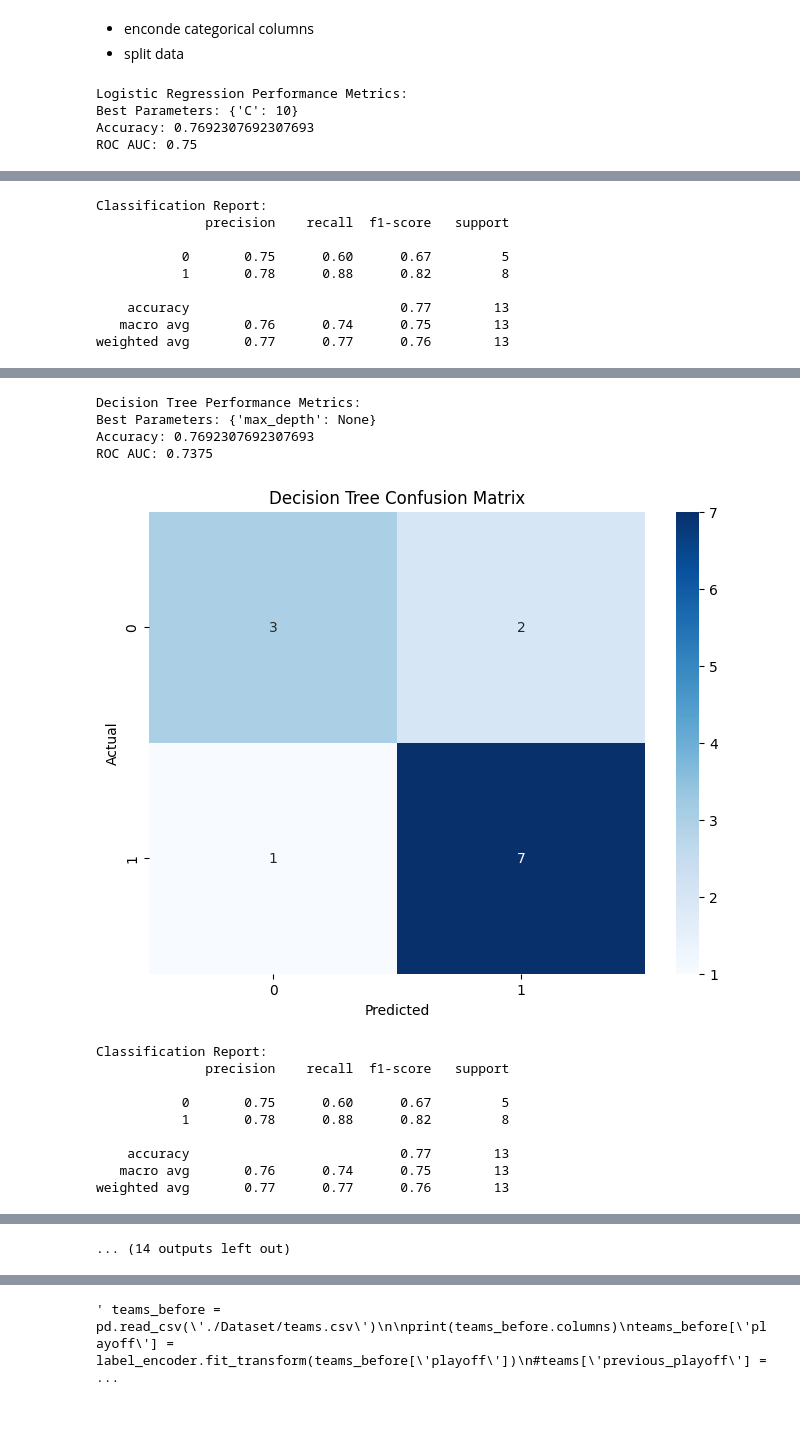
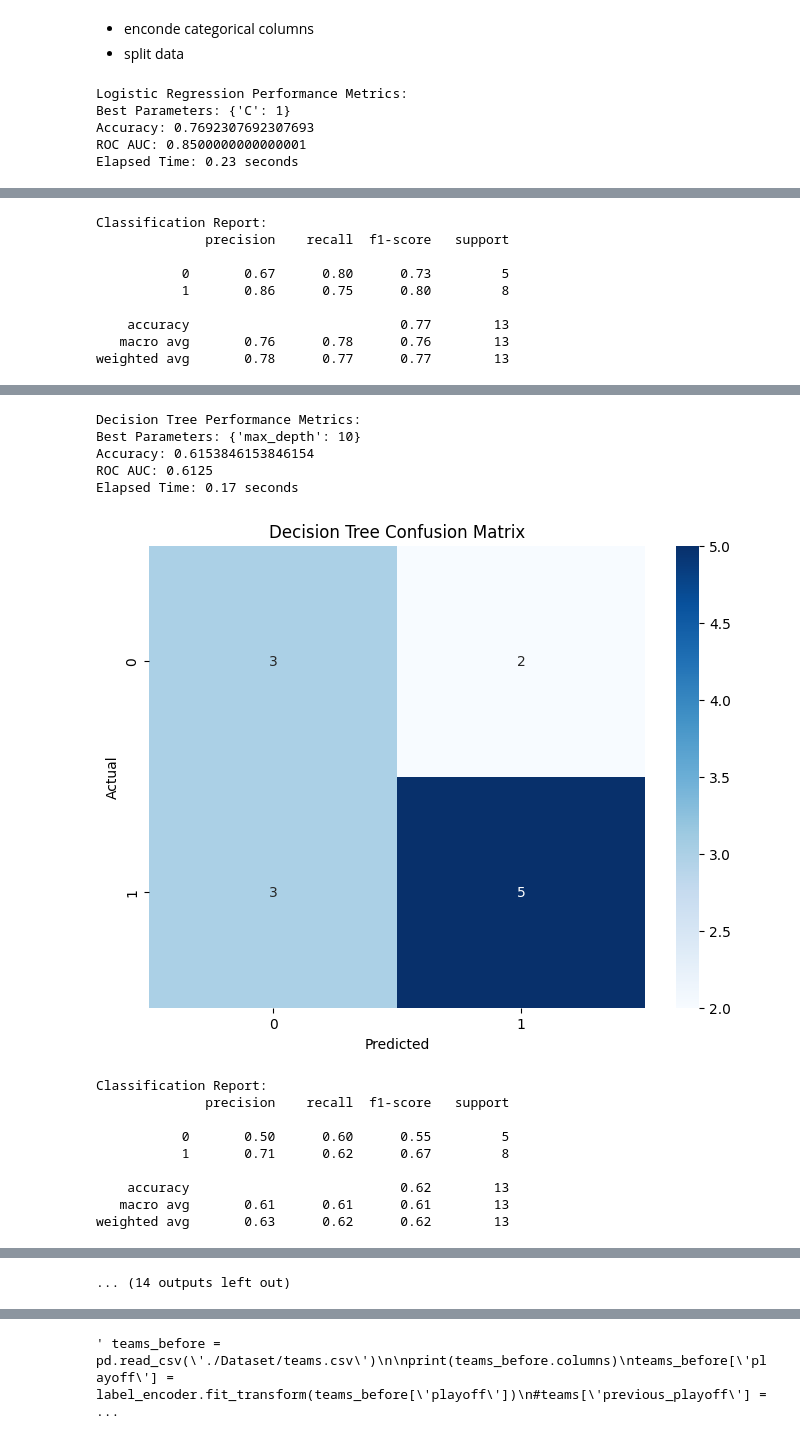
Before and after one commit to brunabrasil/FEUP-AC, a Jupyter notebook: preparation.ipynb, the cells around one changed output, grey strips where cells are left out. Saved outputs shown, nothing was run; the diff lists cells and outputs as text; code cells hidden in the pictures.

```diff
--- a/preparation.ipynb
+++ b/preparation.ipynb
@@ -92,7 +102,7 @@ testing_set_with_stats = pd.DataFrame()
 
 previous_columns = ['GP', 'GS', 'minutes', 'points', 'oRebounds', 'dRebounds', 'rebounds', 'assists', 'steals', 'blocks', 'turnovers', 'PF', 'fgAttempted', 'fgMade', 'ftAttempted', 'ftMade', 'threeAttempted', 'threeMade', 'dq']
 
-players = players.rename(columns={'bioID': 'playerID'})
+players = players.rename(columns={'bioId': 'playerID'})
 
 for year in range(2,11):
 
@@ -108,7 +118,7 @@ for year in range(2,11):
 
     last_year_sum = last_season_stats.groupby('playerID').sum()[previous_columns].reset_index()
 
-    testing_set_for_year = last_year_sum.merge(players, on='playerID', how='left')
+    testing_set_for_year = last_year_sum.merge(players, on=['playerID'], how='left')
 
     testing_set_for_year['year'] = year
 
@@ -126,9 +136,15 @@ players_teams = testing_set_with_stats
 - drop birthdate and deathdate
 # %%
 def calculate_age(row):
-    birth_year = int(row['birthDate'][:4])
-    age = 2000 + row['year'] - birth_year
-    return age
+    birth_date = row['birthDate']
+    # Check if birth_date is not NaN (i.e., it's not a float)
+    if not pd.isnull(birth_date):
+        birth_year = int(str(birth_date)[:4])
+        age = 2000 + row['year'] - birth_year
+        return age
+    else:
+        # Handle NaN or float values in 'birthDate' column
+        return None
 
 
 players_teams["birthDate"] = players_teams["playerID"].map(players.set_index("playerID")["birthDate"])
@@ -263,7 +279,7 @@ teams = teams.drop(columns=columns_to_shift, axis=1)
 # %% [markdown]
 - calculate the number of prizes a team has (total of prizes the players have), creating the column num_prizes
 # %%
-
+teams['year'] = pd.to_numeric(teams['year'], errors='coerce')
 teams.sort_values(by=["tmID", "year"])
 
 playerAndTeams = merged_data.merge(teams, on=["tmID", "year"])
@@ -321,7 +337,6 @@ teams.to_csv('./Modified/modified_teams.csv', index=False)
 - split data
 # %%
 from sklearn.preprocessing import LabelEncoder
-from sklearn.preprocessing import StandardScaler
 
 
 # Encode the 'playoff' column
@@ -341,9 +356,9 @@ columns_to_normalize = [
 teams[columns_to_normalize] = (teams[columns_to_normalize] - teams[columns_to_normalize].mean()) / teams[columns_to_normalize].std()
 
 
-train_data = teams[teams['year'] <= 9]
+train_data = teams[teams['year'] != 6]
 #train_data = train_data[train_data['year'] > 1]
-test_data = teams[teams['year'] == 10]
+test_data = teams[teams['year'] == 6]
 # %%
 from sklearn.model_selection import train_test_split
 from sklearn.linear_model import LogisticRegression
@@ -356,6 +371,7 @@ from sklearn.naive_bayes import GaussianNB
 from sklearn.model_selection import GridSearchCV
 import matplotlib.pyplot as plt
 import numpy as np
+import time
 
 # Use the same train_data and test_data from your code
 X_train = train_data.drop(['playoff'], axis=1)
@@ -382,12 +398,15 @@ average_accuracy = 0
 average_roc_auc = 0
 
 for name, clf, param_grid in classifiers:
+    start_time = time.time()
     # Perform Grid Search
     grid_search = GridSearchCV(clf, param_grid, cv=5, scoring='roc_auc')
     grid_search.fit(X_train, y_train)
 
     # Get the best model
     best_clf = grid_search.best_estimator_
+
+    elapsed_time = time.time() - start_time
 
     # Use the best model to make predictions
     predictions = best_clf.predict(X_test)
@@ -411,7 +430,8 @@ for name, clf, param_grid in classifiers:
         "ROC AUC": roc_auc,
         "Confusion Matrix": confusion_matrix(y_test, predictions),
         "Classification Report": classification_report(y_test, predictions),
-        "ROC Curve": (fpr, tpr)
+        "ROC Curve": (fpr, tpr),
+        "Elapsed Time": elapsed_time
     }
     # Append ROC curve data for later averaging
     roc_curve_data.append((fpr, tpr))
@@ -426,6 +446,7 @@ for name, metrics in performance_metrics.items():
     print(f"Best Parameters: {metrics['Best Parameters']}")
     print(f"Accuracy: {metrics['Accuracy']}")
     print(f"ROC AUC: {metrics['ROC AUC']}")
+    print(f"Elapsed Time: {metrics['Elapsed Time']:.2f} seconds")
     plt.figure(figsize=(8, 6))
     sns.heatmap(metrics['Confusion Matrix'], annot=True, fmt='d', cmap='Blues')
     plt.title(f'{name} Confusion Matrix')
@@ -470,6 +491,7 @@ print(f"Average Accuracy: {average_accuracy:.2f}")
 print(f"Average ROC AUC: {average_roc_auc:.2f}")
 # %% [output]
 Logistic Regression Performance Metrics:
-Best Parameters: {'C': 10}
+Best Parameters: {'C': 1}
 Accuracy: 0.7692307692307693
-ROC AUC: 0.75
+ROC AUC: 0.8500000000000001
+Elapsed Time: 0.23 seconds
@@ -492,9 +515,9 @@ ROC AUC: 0.7
 Classification Report:
               precision    recall  f1-score   support
 
-           0       0.75      0.60      0.67         5
-           1       0.78      0.88      0.82         8
+           0       0.67      0.80      0.73         5
+           1       0.86      0.75      0.80         8
 
     accuracy                           0.77        13
-   macro avg       0.76      0.74      0.75        13
-weighted avg       0.77      0.77      0.76        13
+   macro avg       0.76      0.78      0.76        13
+weighted avg       0.78      0.77      0.77        13
@@ -502,14 +525,15 @@ weighted avg       0.77      0.77      0.76        13
 Decision Tree Performance Metrics:
-Best Parameters: {'max_depth': None}
-Accuracy: 0.7692307692307693
-ROC AUC: 0.7375
+Best Parameters: {'max_depth': 10}
+Accuracy: 0.6153846153846154
+ROC AUC: 0.6125
+Elapsed Time: 0.17 seconds
-[figure, old version]
+[figure, new version]
 Classification Report:
               precision    recall  f1-score   support
 
-           0       0.75      0.60      0.67         5
-           1       0.78      0.88      0.82         8
+           0       0.50      0.60      0.55         5
+           1       0.71      0.62      0.67         8
 
-    accuracy                           0.77        13
-   macro avg       0.76      0.74      0.75        13
-weighted avg       0.77      0.77      0.76        13
+    accuracy                           0.62        13
+   macro avg       0.61      0.61      0.61        13
+weighted avg       0.63      0.62      0.62        13
```
Also changed, not shown: parts of 5 cells of this notebook, 8 other files.
